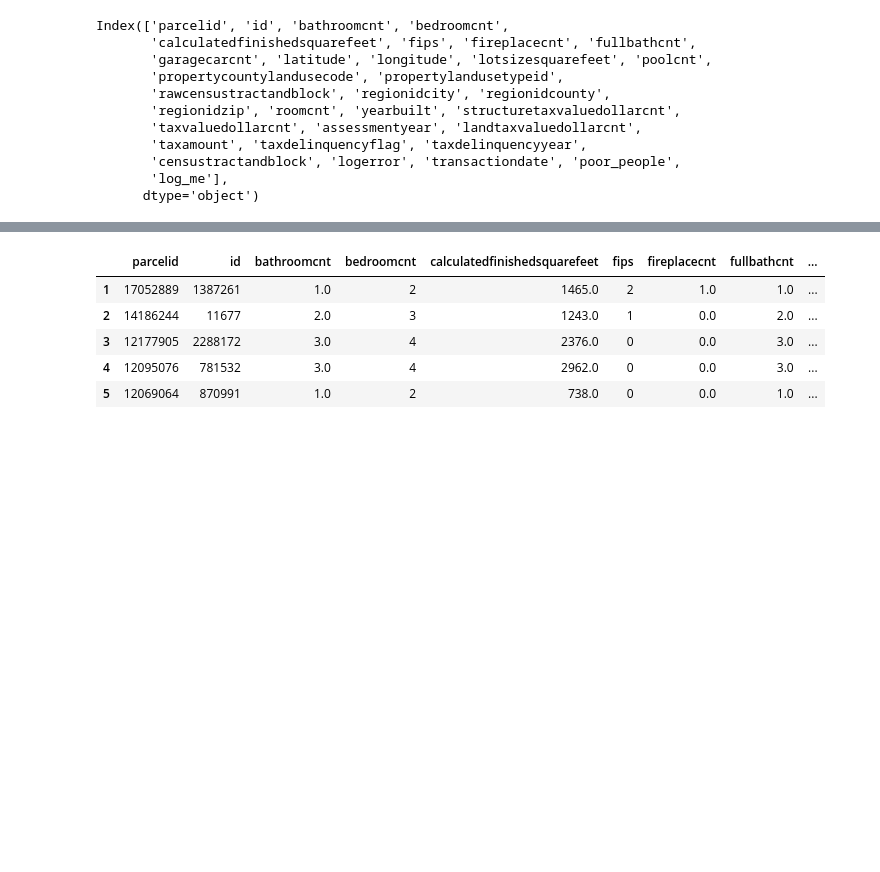
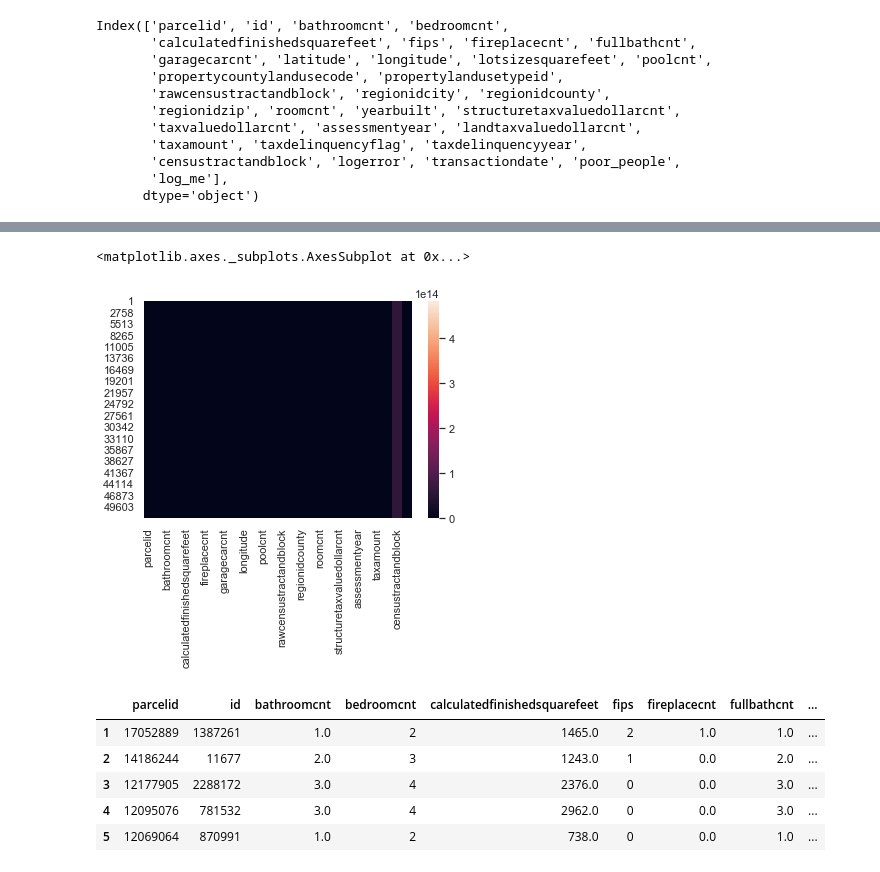
Before and after one commit to PeopleAgainstBroccoli/zillow_cluster, a Jupyter notebook: david_explore.ipynb, the cells around one changed output, grey strips where cells are left out. Saved outputs shown, nothing was run; the diff lists cells and outputs as text; code cells hidden in the pictures; blank space fills up the shorter version.

```diff
--- a/david_explore.ipynb
+++ b/david_explore.ipynb
@@ -171,3 +192,10 @@ Index(['parcelid', 'id', 'bathroomcnt', 'bedroomcnt',
+# %%
+X = data.drop(columns = ['poor_people', 'log_me', 'transactiondate', 'taxdelinquencyflag', 'propertycountylandusecode'])
+# %%
+sns.heatmap(X)
+# %% [output]
+<matplotlib.axes._subplots.AxesSubplot at 0x...>
+[figure, added]
 # %%
 data.head()
 # %% [output]
```
Also changed, not shown: parts of 25 cells of this notebook, 1 other file.
